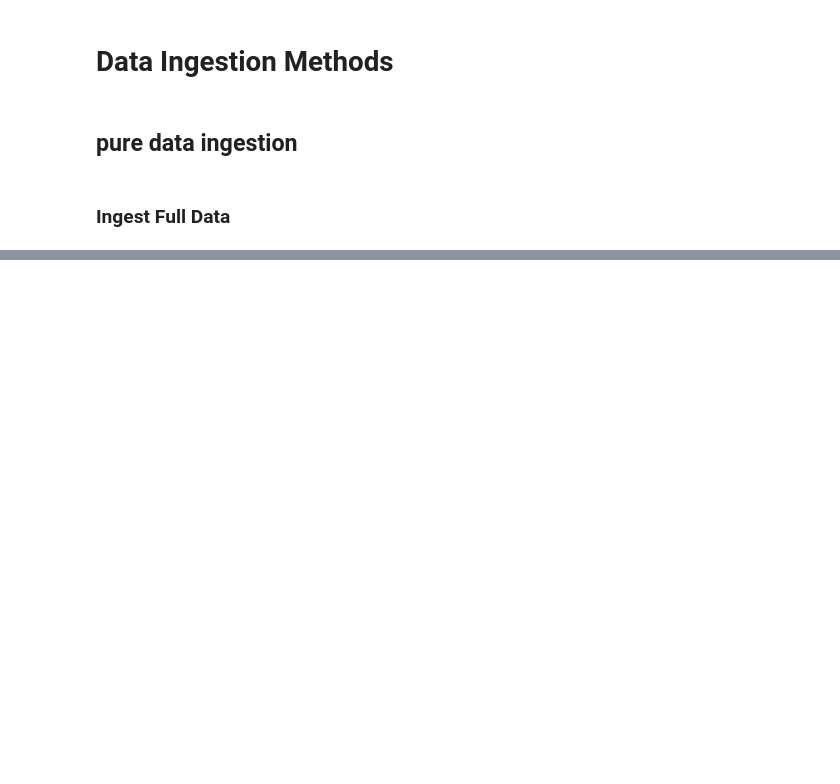
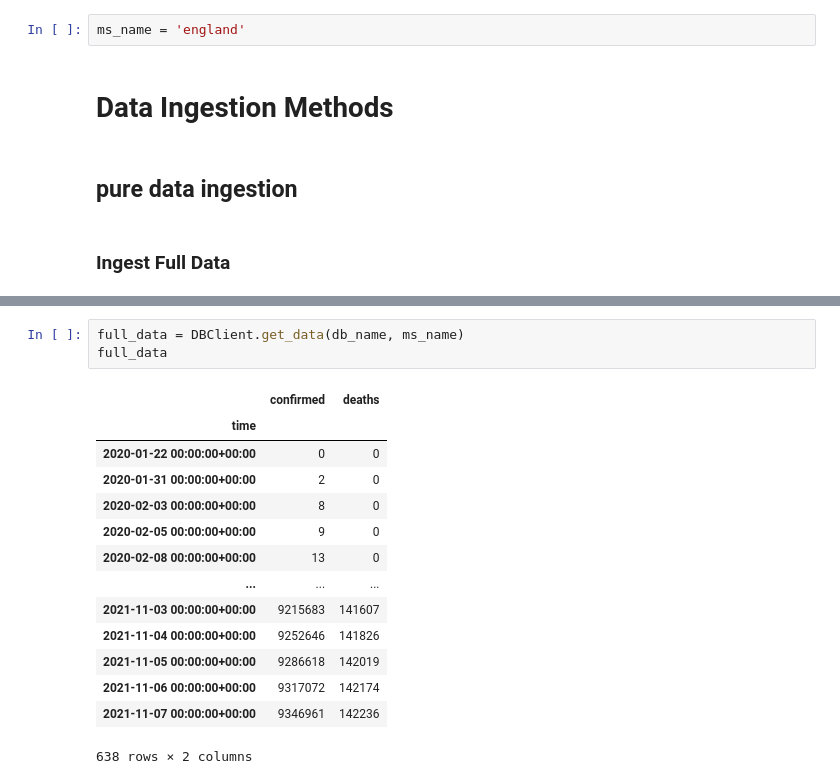
Before and after one commit to ClustProject/KETIPreDataIngestion, a Jupyter notebook: KETIDataIngestionTest.ipynb, the cells around one changed output, grey strips where cells are left out. Drawn from its saved outputs; the diff is of its cells as text; blank space fills up the shorter version.

```diff
--- a/KETIDataIngestionTest.ipynb
+++ b/KETIDataIngestionTest.ipynb
@@ -46,3 +49,5 @@ stock
+# %%
+ms_name = 'england'
 # %% [markdown]
 # Data Ingestion Methods
 # %% [markdown]
@@ -68,0 +66,18 @@ data.head()
+# %%
+full_data = DBClient.get_data(db_name, ms_name)
+full_data
+# %% [output]
+|  | confirmed | deaths |
+| time |  |  |
+| 2020-01-22 00:00:00+00:00 | 0 | 0 |
+| 2020-01-31 00:00:00+00:00 | 2 | 0 |
+| 2020-02-03 00:00:00+00:00 | 8 | 0 |
+| 2020-02-05 00:00:00+00:00 | 9 | 0 |
+| 2020-02-08 00:00:00+00:00 | 13 | 0 |
+| ... | ... | ... |
+| 2021-11-03 00:00:00+00:00 | 9215683 | 141607 |
+| 2021-11-04 00:00:00+00:00 | 9252646 | 141826 |
+| 2021-11-05 00:00:00+00:00 | 9286618 | 142019 |
+| 2021-11-06 00:00:00+00:00 | 9317072 | 142174 |
+| 2021-11-07 00:00:00+00:00 | 9346961 | 142236 |
+638 rows × 2 columns
```
Also changed, not shown: parts of 26 cells of this notebook, 2 other files.
